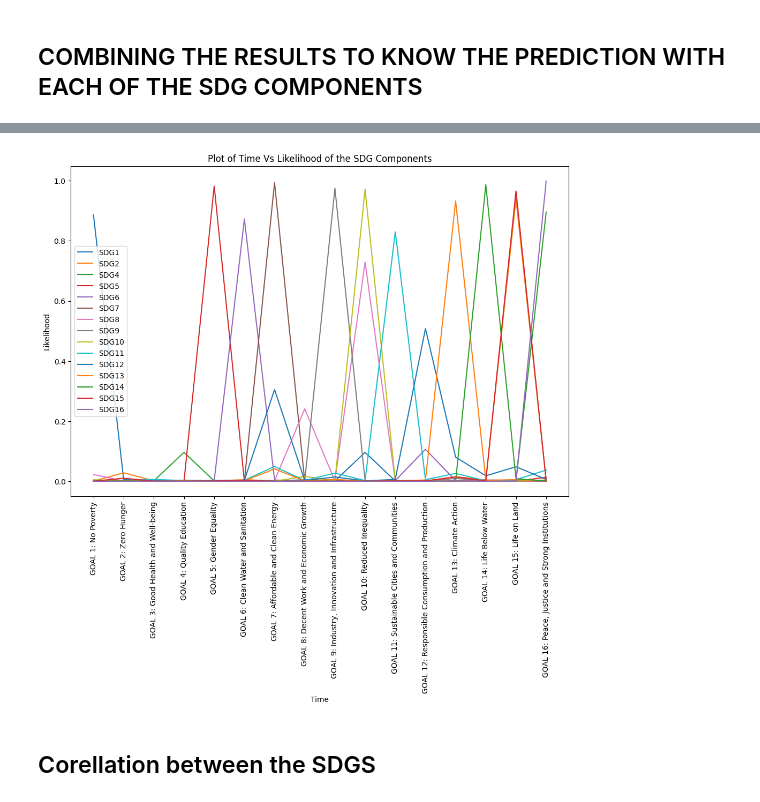
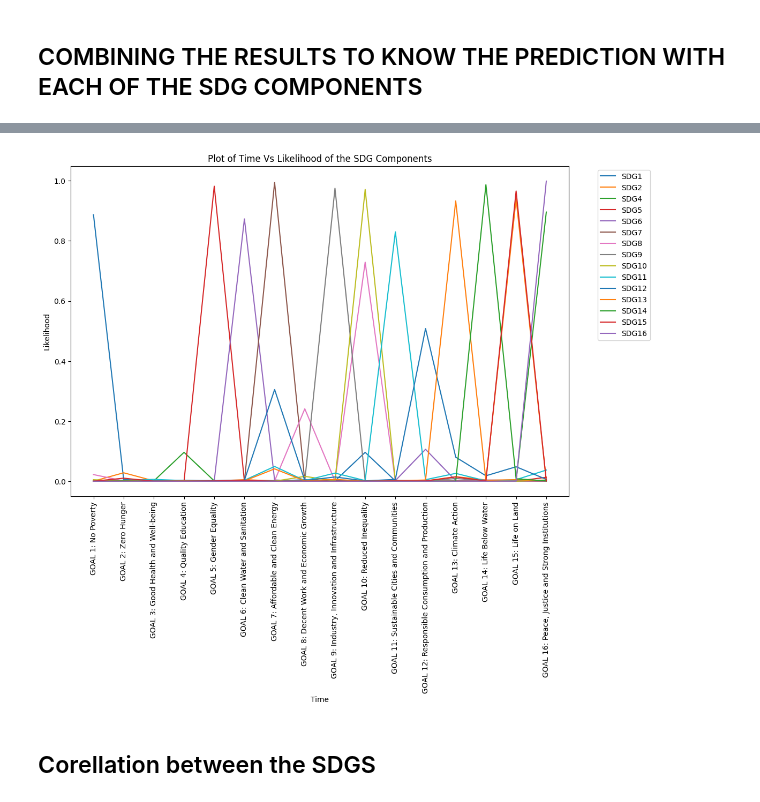
Before and after one commit to Fabchirajoul/SDG, a Jupyter notebook: SDG.ipynb, the cells around one changed output, grey strips where cells are left out. Drawn from its saved outputs; the diff is of its cells as text; code cells hidden in the pictures.

```diff
--- a/SDG.ipynb
+++ b/SDG.ipynb
@@ -656,35 +656,35 @@ display(combined_df)
 plt.figure(figsize=(12, 8))
 
 # Plot the data
 plt.plot(combined_df['SDG01'], label='SDG1')
 plt.plot(combined_df['SDG02'], label='SDG2')
 plt.plot(combined_df['SDG04'], label='SDG4')
 plt.plot(combined_df['SDG05'], label='SDG5')
 plt.plot(combined_df['SDG06'], label='SDG6')
 plt.plot(combined_df['SDG07'], label='SDG7')
 plt.plot(combined_df['SDG08'], label='SDG8')
 plt.plot(combined_df['SDG09'], label='SDG9')
 plt.plot(combined_df['SDG10'], label='SDG10')
 plt.plot(combined_df['SDG11'], label='SDG11')
 plt.plot(combined_df['SDG12'], label='SDG12')
 plt.plot(combined_df['SDG13'], label='SDG13')
 plt.plot(combined_df['SDG14'], label='SDG14')
 plt.plot(combined_df['SDG15'], label='SDG15')
 plt.plot(combined_df['SDG16'], label='SDG16')
 
 plt.xlabel('Time')
 plt.ylabel('Likelihood')
 plt.title('Plot of Time Vs Likelihood of the SDG Components')
 
 # Rotate x labels vertically
 plt.xticks(rotation=90)
 
-plt.legend()
+plt.legend(bbox_to_anchor=(1.05, 1), loc='upper left')
 
 # Show the plot
 plt.show()
 # %% [output]
-[figure, old version]
+[figure, new version]
 # %% [markdown]
 ## Corellation between the SDGS
 # %%
```
Also changed, not shown: parts of 1 cell of this notebook.
